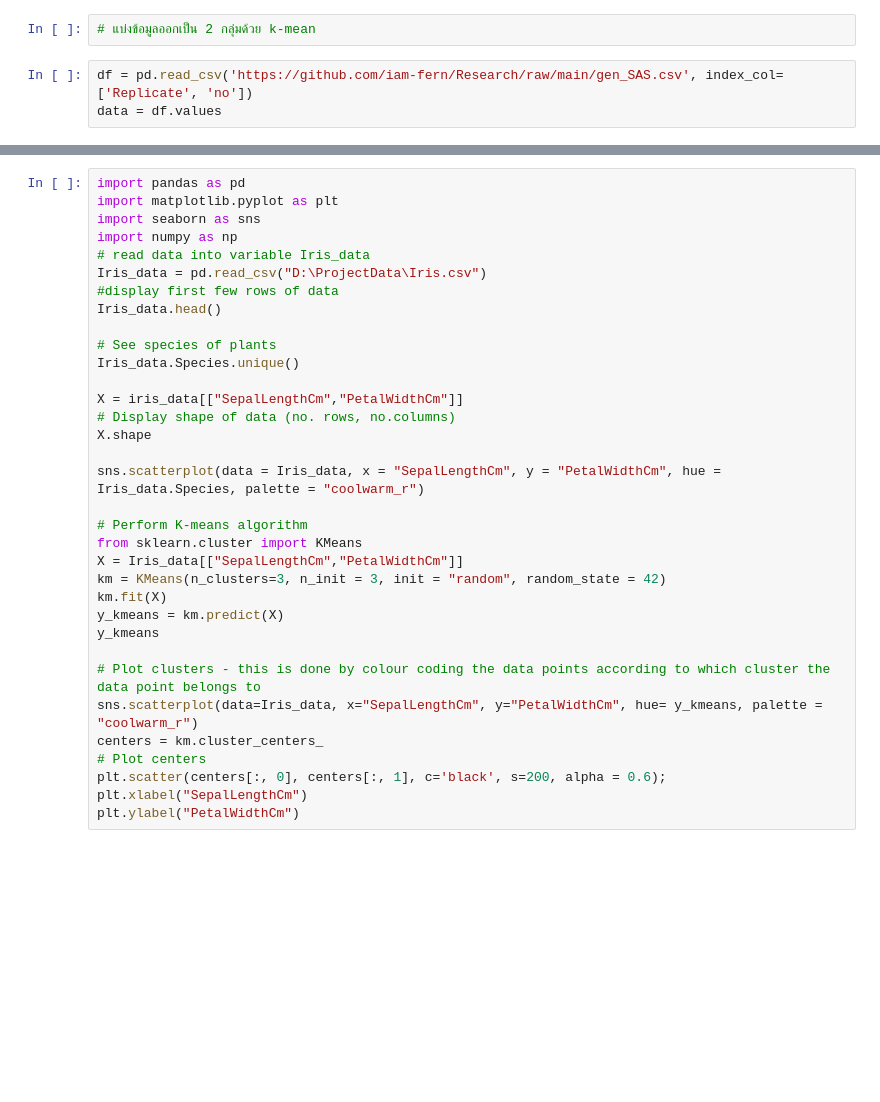
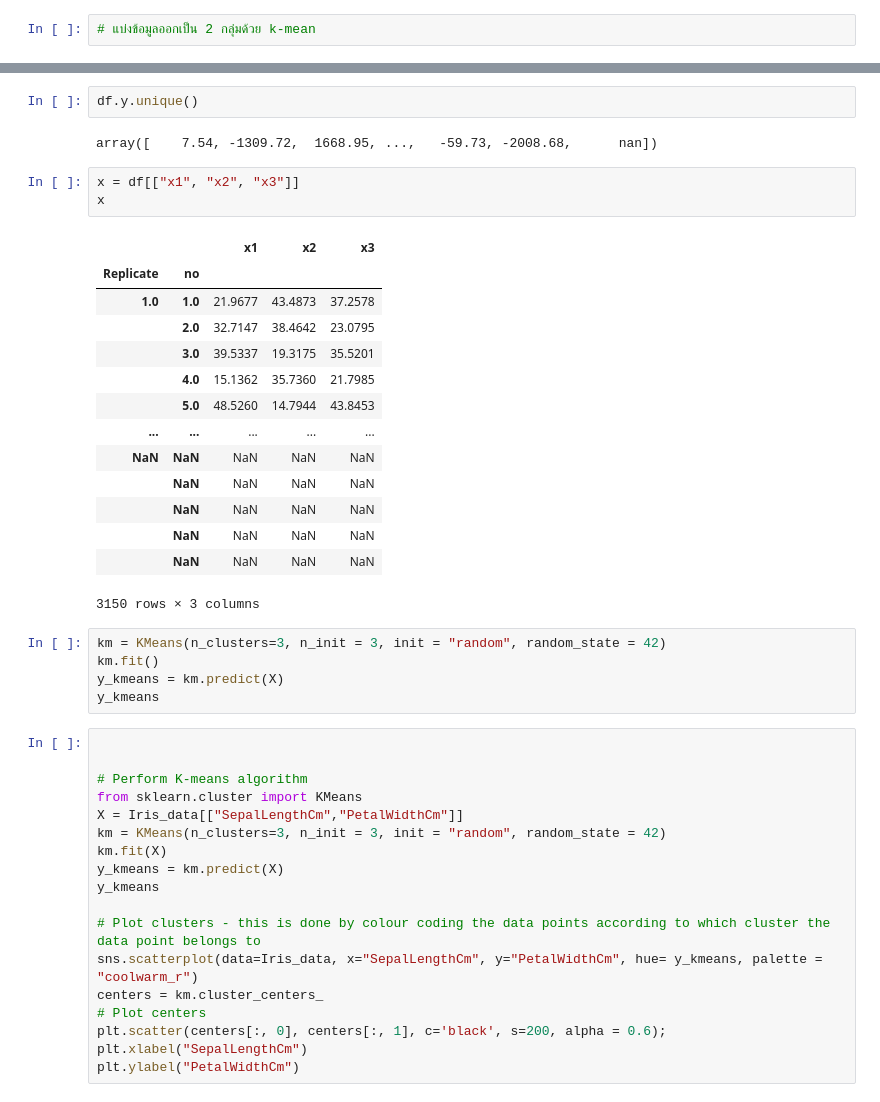
Before and after one commit to iam-fern/Research, a Jupyter notebook: GQtest_Cluster.ipynb, the cells around one changed output, grey strips where cells are left out. Saved outputs shown, nothing was run; the diff lists cells and outputs as text; blank space fills up the shorter version.

```diff
--- a/GQtest_Cluster.ipynb
+++ b/GQtest_Cluster.ipynb
@@ -189,5 +173,2 @@ new_table_sort
 # %%
 # แบ่งข้อมูลออกเป็น 2 กลุ่มด้วย k-mean
-# %%
-df = pd.read_csv('https://github.com/iam-fern/Research/raw/main/gen_SAS.csv', index_col=['Replicate', 'no'])
-data = df.values
@@ -196,21 +190,32 @@ IndexError: ignored
+# %%
+df.y.unique()
+# %% [output]
+array([    7.54, -1309.72,  1668.95, ...,   -59.73, -2008.68,      nan])
+# %%
+x = df[["x1", "x2", "x3"]]
+x
+# %% [output]
+|  |  | x1 | x2 | x3 |
+| Replicate | no |  |  |  |
+| 1.0 | 1.0 | 21.9677 | 43.4873 | 37.2578 |
+|  | 2.0 | 32.7147 | 38.4642 | 23.0795 |
+|  | 3.0 | 39.5337 | 19.3175 | 35.5201 |
+|  | 4.0 | 15.1362 | 35.7360 | 21.7985 |
+|  | 5.0 | 48.5260 | 14.7944 | 43.8453 |
+| ... | ... | ... | ... | ... |
+| NaN | NaN | NaN | NaN | NaN |
+|  | NaN | NaN | NaN | NaN |
+|  | NaN | NaN | NaN | NaN |
+|  | NaN | NaN | NaN | NaN |
+|  | NaN | NaN | NaN | NaN |
+3150 rows × 3 columns
+# %%
+km = KMeans(n_clusters=3, n_init = 3, init = "random", random_state = 42)
+km.fit()
+y_kmeans = km.predict(X)
+y_kmeans
 # %%
-import pandas as pd
-import matplotlib.pyplot as plt
-import seaborn as sns
-import numpy as np
-# read data into variable Iris_data
-Iris_data = pd.read_csv("D:\ProjectData\Iris.csv")
-#display first few rows of data
-Iris_data.head()
 
-# See species of plants
-Iris_data.Species.unique()
-
-X = iris_data[["SepalLengthCm","PetalWidthCm"]]
-# Display shape of data (no. rows, no.columns)
-X.shape
-
-sns.scatterplot(data = Iris_data, x = "SepalLengthCm", y = "PetalWidthCm", hue = Iris_data.Species, palette = "coolwarm_r")
 
 # Perform K-means algorithm
 from sklearn.cluster import KMeans
```
Also changed, not shown: parts of 4 cells of this notebook.
